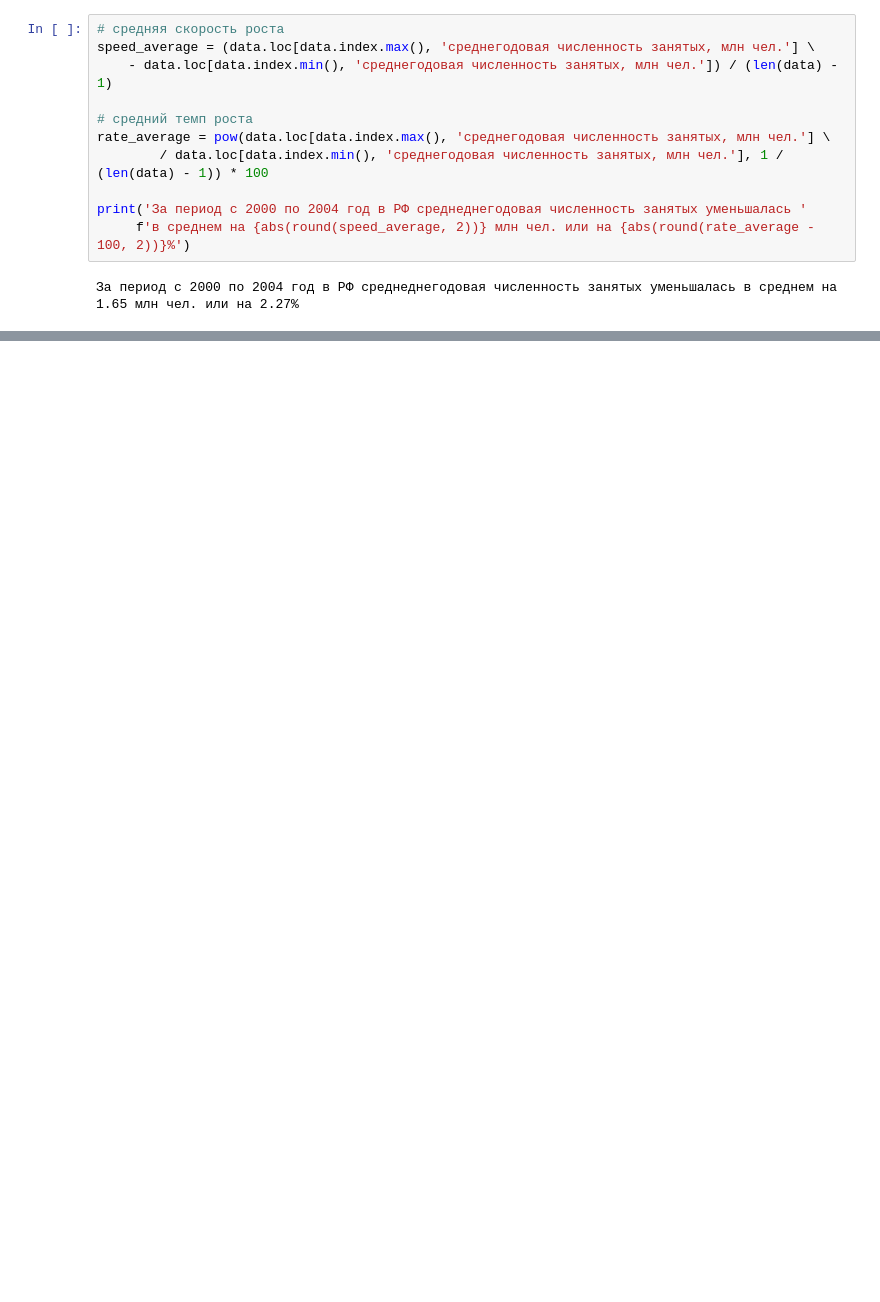
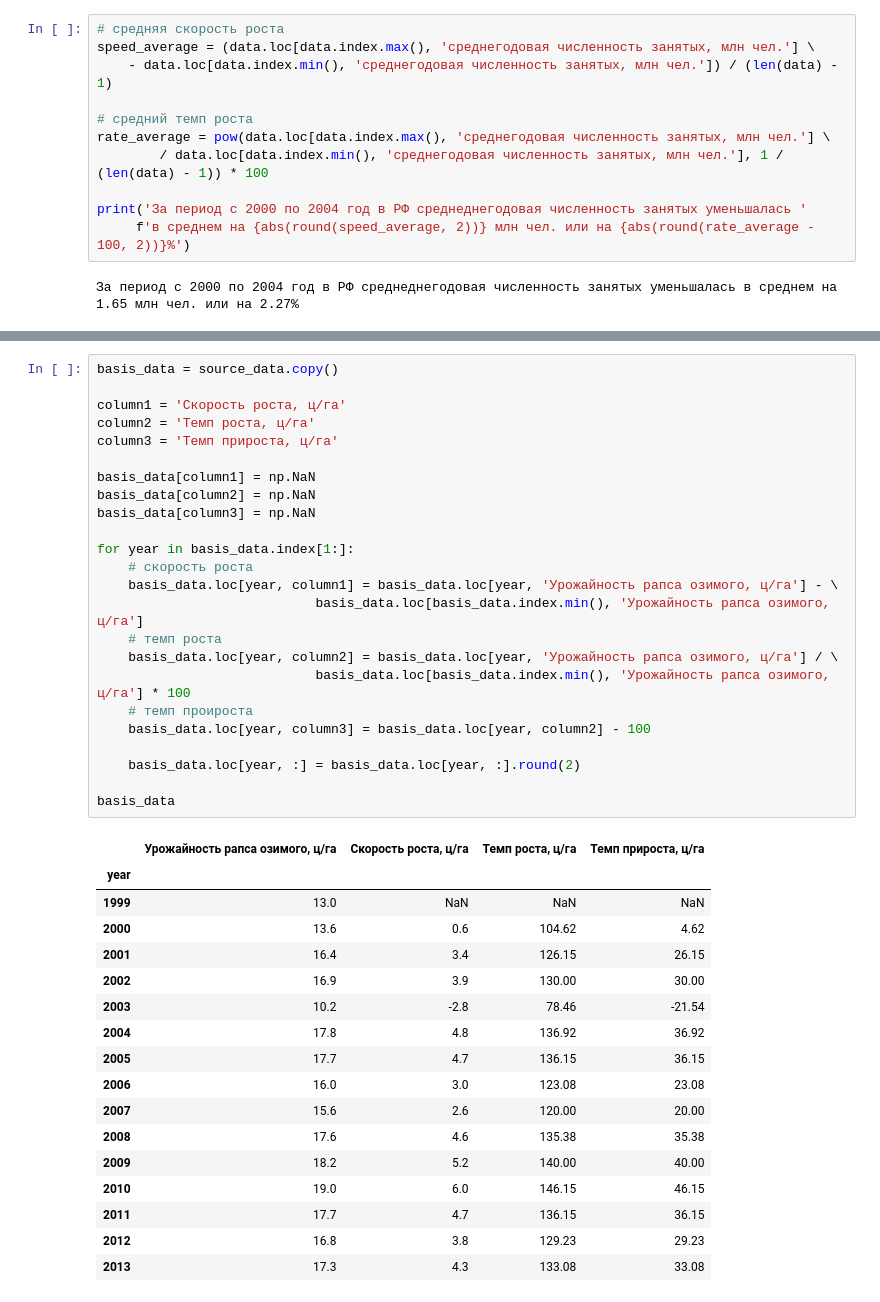
Before and after one commit to luculliano/stat_projects, a Jupyter notebook: stat_methods/dynamics_series.ipynb, the cells around one changed output, grey strips where cells are left out. Cells and saved outputs as stored; diff of their text form; blank space fills up the shorter version.

```diff
--- a/stat_methods/dynamics_series.ipynb
+++ b/stat_methods/dynamics_series.ipynb
@@ -281,0 +349,42 @@ Text(2003.2, 68.89999999999999, 'средняя')
+# %%
+basis_data = source_data.copy()
+
+column1 = 'Скорость роста, ц/га'
+column2 = 'Темп роста, ц/га'
+column3 = 'Темп прироста, ц/га'
+
+basis_data[column1] = np.NaN
+basis_data[column2] = np.NaN
+basis_data[column3] = np.NaN
+
+for year in basis_data.index[1:]:
+    # скорость роста
+    basis_data.loc[year, column1] = basis_data.loc[year, 'Урожайность рапса озимого, ц/га'] - \
+                            basis_data.loc[basis_data.index.min(), 'Урожайность рапса озимого, ц/га']
+    # темп роста
+    basis_data.loc[year, column2] = basis_data.loc[year, 'Урожайность рапса озимого, ц/га'] / \
+                            basis_data.loc[basis_data.index.min(), 'Урожайность рапса озимого, ц/га'] * 100
+    # темп проироста
+    basis_data.loc[year, column3] = basis_data.loc[year, column2] - 100
+
+    basis_data.loc[year, :] = basis_data.loc[year, :].round(2)
+
+basis_data
+# %% [output]
+|  | Урожайность рапса озимого, ц/га | Скорость роста, ц/га | Темп роста, ц/га | Темп прироста, ц/га |
+| year |  |  |  |  |
+| 1999 | 13.0 | NaN | NaN | NaN |
+| 2000 | 13.6 | 0.6 | 104.62 | 4.62 |
+| 2001 | 16.4 | 3.4 | 126.15 | 26.15 |
+| 2002 | 16.9 | 3.9 | 130.00 | 30.00 |
+| 2003 | 10.2 | -2.8 | 78.46 | -21.54 |
+| 2004 | 17.8 | 4.8 | 136.92 | 36.92 |
+| 2005 | 17.7 | 4.7 | 136.15 | 36.15 |
+| 2006 | 16.0 | 3.0 | 123.08 | 23.08 |
+| 2007 | 15.6 | 2.6 | 120.00 | 20.00 |
+| 2008 | 17.6 | 4.6 | 135.38 | 35.38 |
+| 2009 | 18.2 | 5.2 | 140.00 | 40.00 |
+| 2010 | 19.0 | 6.0 | 146.15 | 46.15 |
+| 2011 | 17.7 | 4.7 | 136.15 | 36.15 |
+| 2012 | 16.8 | 3.8 | 129.23 | 29.23 |
+| 2013 | 17.3 | 4.3 | 133.08 | 33.08 |
```
Also changed, not shown: parts of 8 cells of this notebook, 5 other files.
